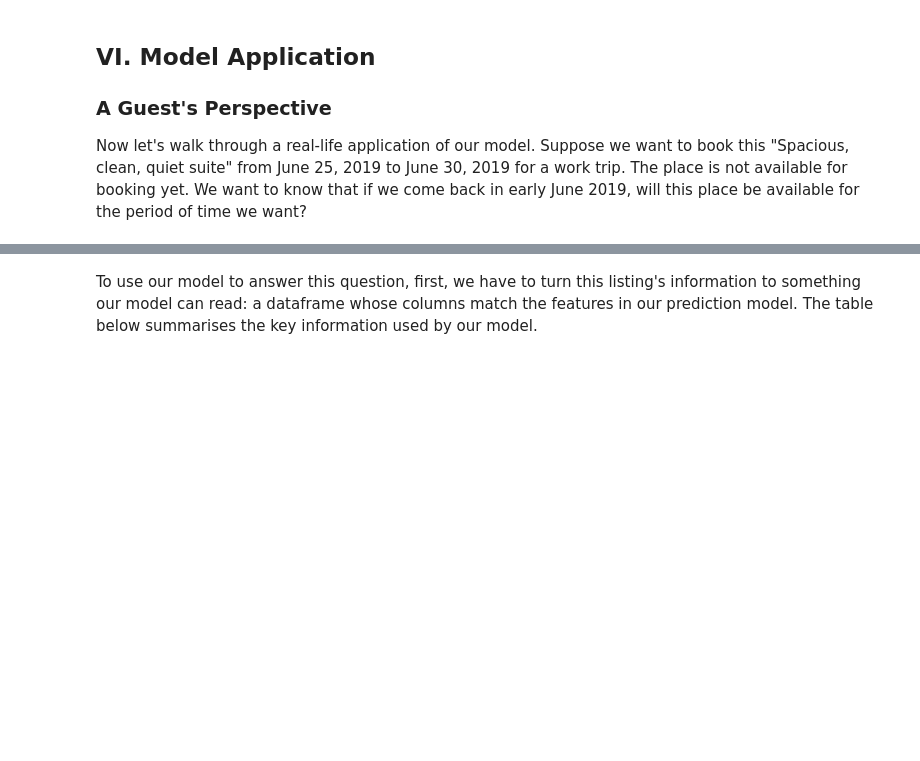
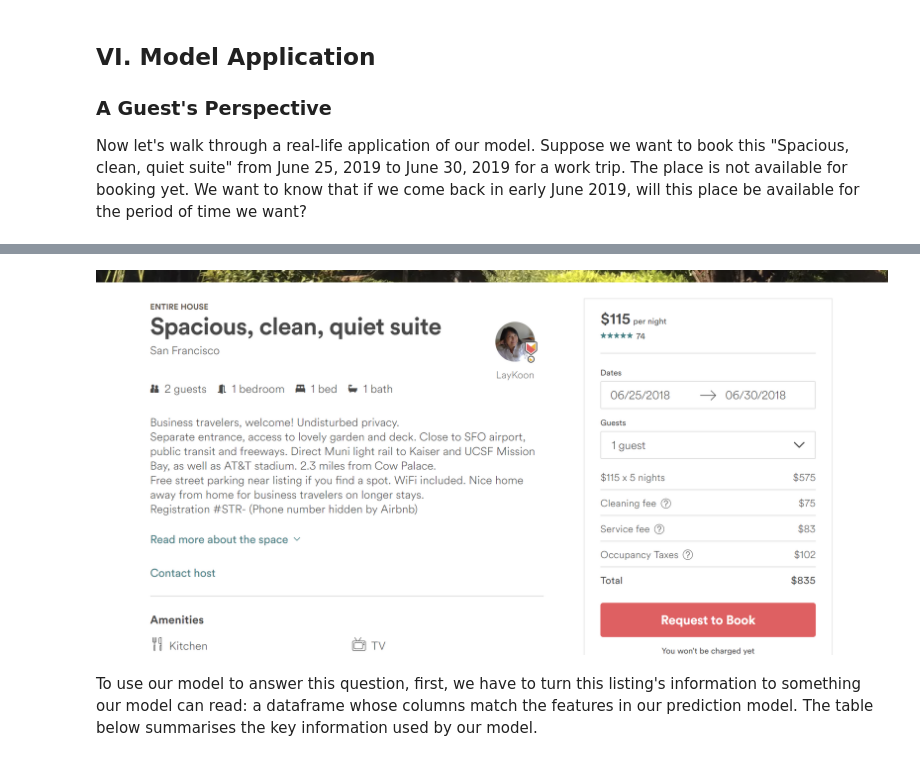
Before and after one commit to fffdong/SpringBoard-Capstone-Project, a Jupyter notebook: Final Report.ipynb, the cells around one changed output, grey strips where cells are left out. Saved outputs shown, nothing was run; the diff lists cells and outputs as text; code cells hidden in the pictures; blank space fills up the shorter version.

```diff
--- a/Final Report.ipynb
+++ b/Final Report.ipynb
@@ -563,2 +563,7 @@ Now let's walk through a real-life application of our model. Suppose we want to
+# %%
+from IPython.display import Image
+Image(filename="airbnb example 2.png", embed=True)
+# %% [output]
+[figure, added]
 # %% [markdown]
 To use our model to answer this question, first, we have to turn this listing's information to something our model can read: a dataframe whose columns match the features in our prediction model. The table below summarises the key information used by our model.
```
Also changed, not shown: parts of 6 cells of this notebook.
